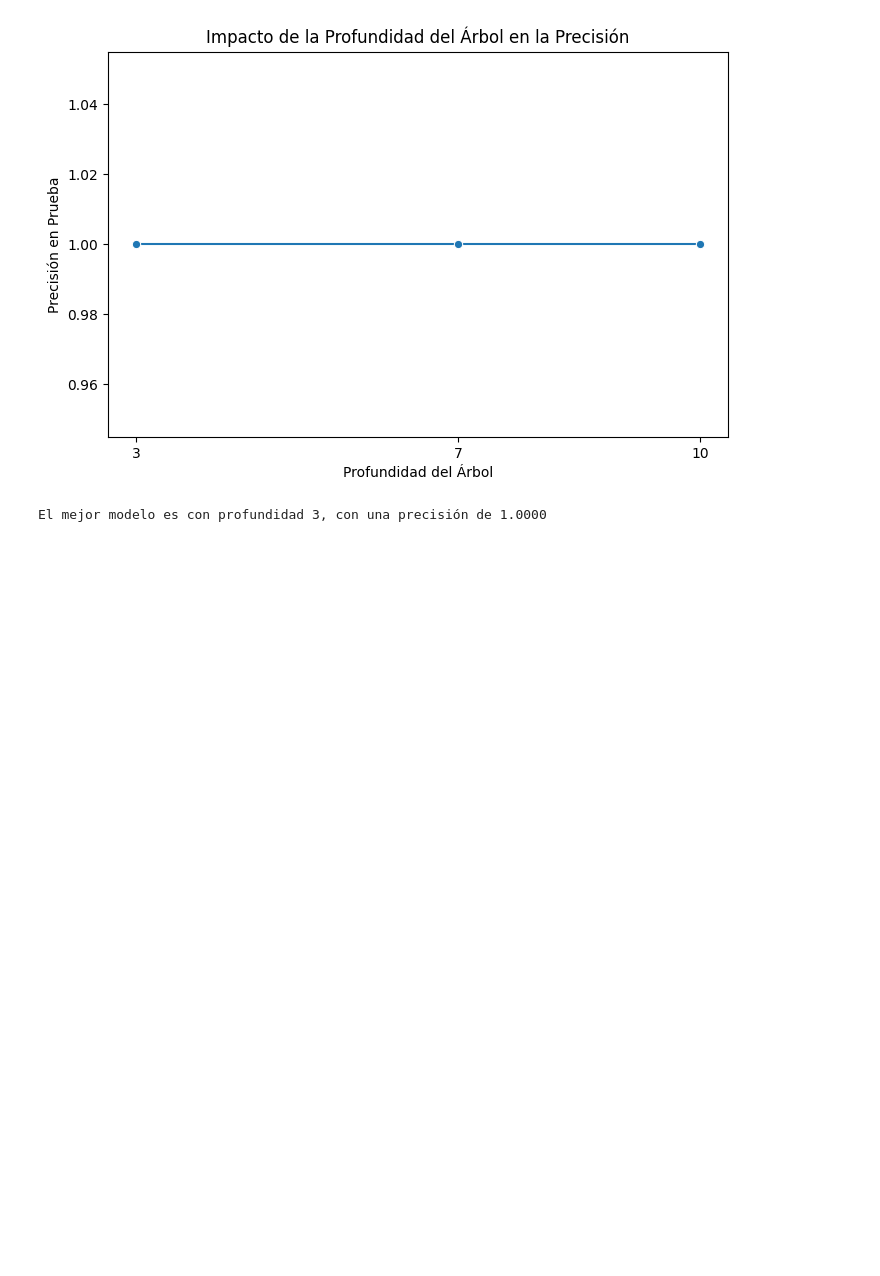
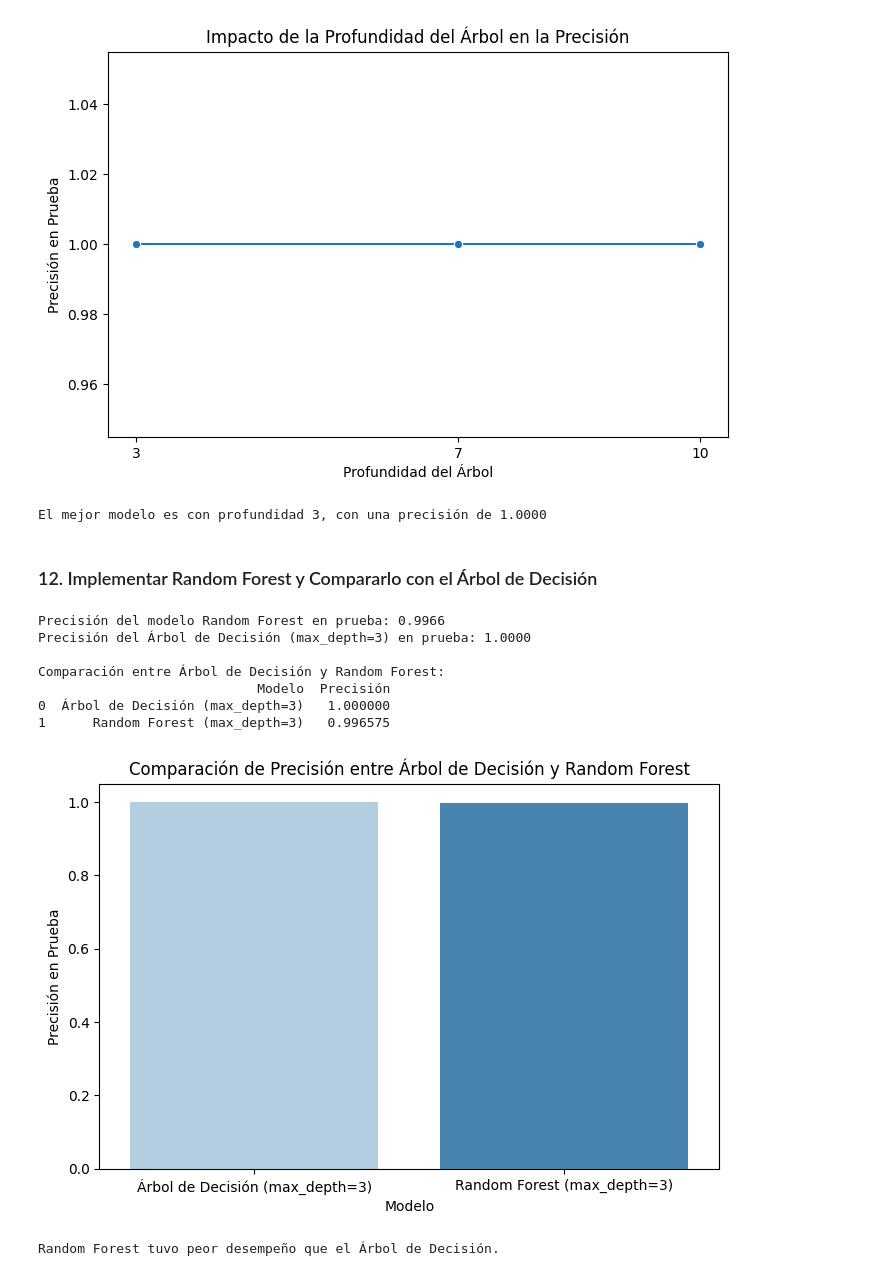
Before and after one commit to EstebanZG999/HT4Mineria, a Jupyter notebook: src/regresion_arbol.ipynb, the cells around one changed output. Drawn from its saved outputs; the diff is of its cells as text; code cells hidden in the pictures; blank space fills up the shorter version.

```diff
--- a/src/regresion_arbol.ipynb
+++ b/src/regresion_arbol.ipynb
@@ -699,3 +699,60 @@ Resultados de Precisión con Diferentes Profundidades:
 2         10       1.0
 [figure]
 El mejor modelo es con profundidad 3, con una precisión de 1.0000
+# %% [markdown]
+### 12. Implementar Random Forest y Compararlo con el Árbol de Decisión
+# %%
+from sklearn.ensemble import RandomForestClassifier
+
+# Crear y entrenar un modelo de Random Forest
+rf_classifier = RandomForestClassifier(n_estimators=100, max_depth=3, random_state=42)
+rf_classifier.fit(X_train, y_train)
+
+# Realizar predicciones en el conjunto de prueba
+y_pred_rf = rf_classifier.predict(X_test)
+
+# Calcular precisión del modelo Random Forest
+accuracy_rf = accuracy_score(y_test, y_pred_rf)
+
+print(f"\nPrecisión del modelo Random Forest en prueba: {accuracy_rf:.4f}")
+print(f"Precisión del Árbol de Decisión (max_depth=3) en prueba: {best_accuracy:.4f}")
+
+# --------------------------------------------------
+# COMPARACIÓN DE MODELOS
+# --------------------------------------------------
+
+models_comparison_df = pd.DataFrame({
+    "Modelo": ["Árbol de Decisión (max_depth=3)", "Random Forest (max_depth=3)"],
+    "Precisión": [best_accuracy, accuracy_rf]
+})
+
+print("\nComparación entre Árbol de Decisión y Random Forest:")
+print(models_comparison_df)
+
+# Gráfico de comparación
+plt.figure(figsize=(8,5))
+sns.barplot(data=models_comparison_df, x="Modelo", y="Precisión", hue="Modelo", palette="Blues", legend=False)
+plt.title("Comparación de Precisión entre Árbol de Decisión y Random Forest")
+plt.ylabel("Precisión en Prueba")
+plt.show()
+
+# --------------------------------------------------
+# ANÁLISIS DE RESULTADOS
+# --------------------------------------------------
+
+if accuracy_rf > best_accuracy:
+    print("\nRandom Forest tuvo mejor desempeño que el Árbol de Decisión.")
+elif accuracy_rf == best_accuracy:
+    print("\nAmbos modelos tienen la misma precisión.")
+else:
+    print("\nRandom Forest tuvo peor desempeño que el Árbol de Decisión.")
+# %% [output]
+Precisión del modelo Random Forest en prueba: 0.9966
+Precisión del Árbol de Decisión (max_depth=3) en prueba: 1.0000
+
+Comparación entre Árbol de Decisión y Random Forest:
+                            Modelo  Precisión
+0  Árbol de Decisión (max_depth=3)   1.000000
+1      Random Forest (max_depth=3)   0.996575
+[figure, added]
+Random Forest tuvo peor desempeño que el Árbol de Decisión.
```
